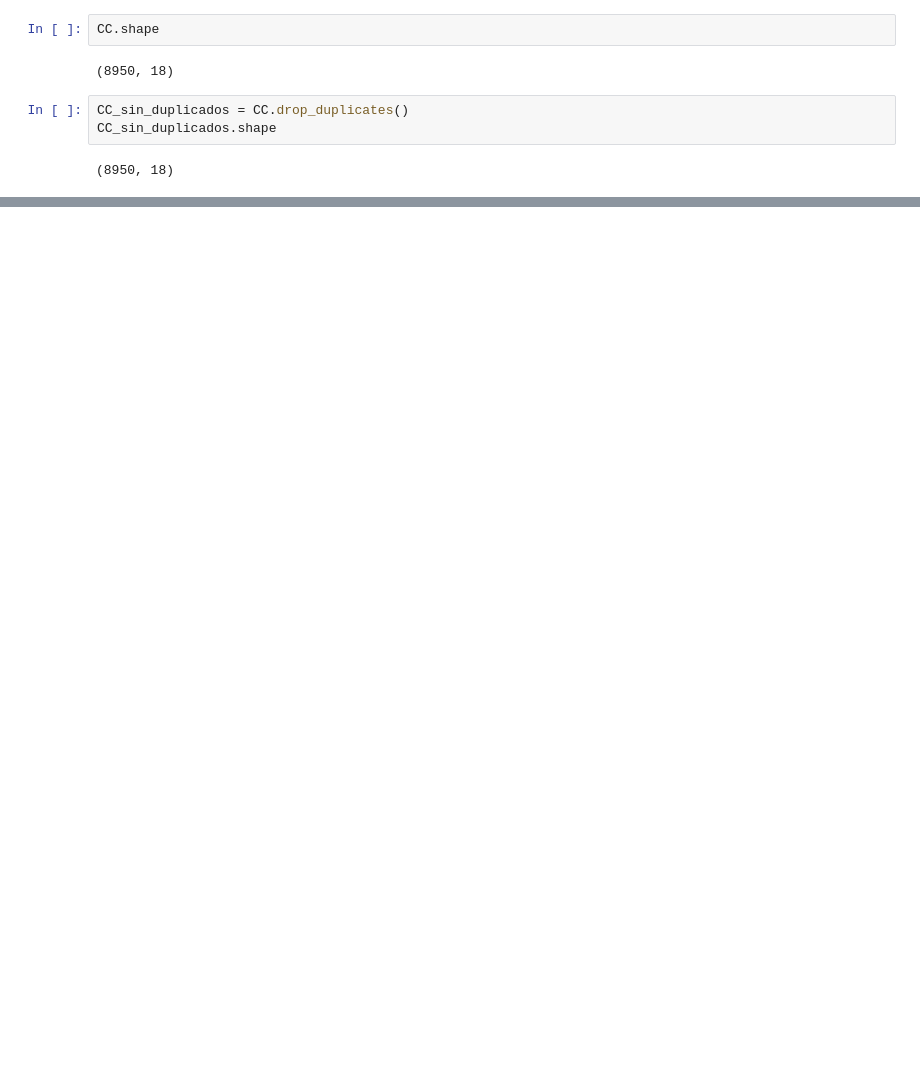
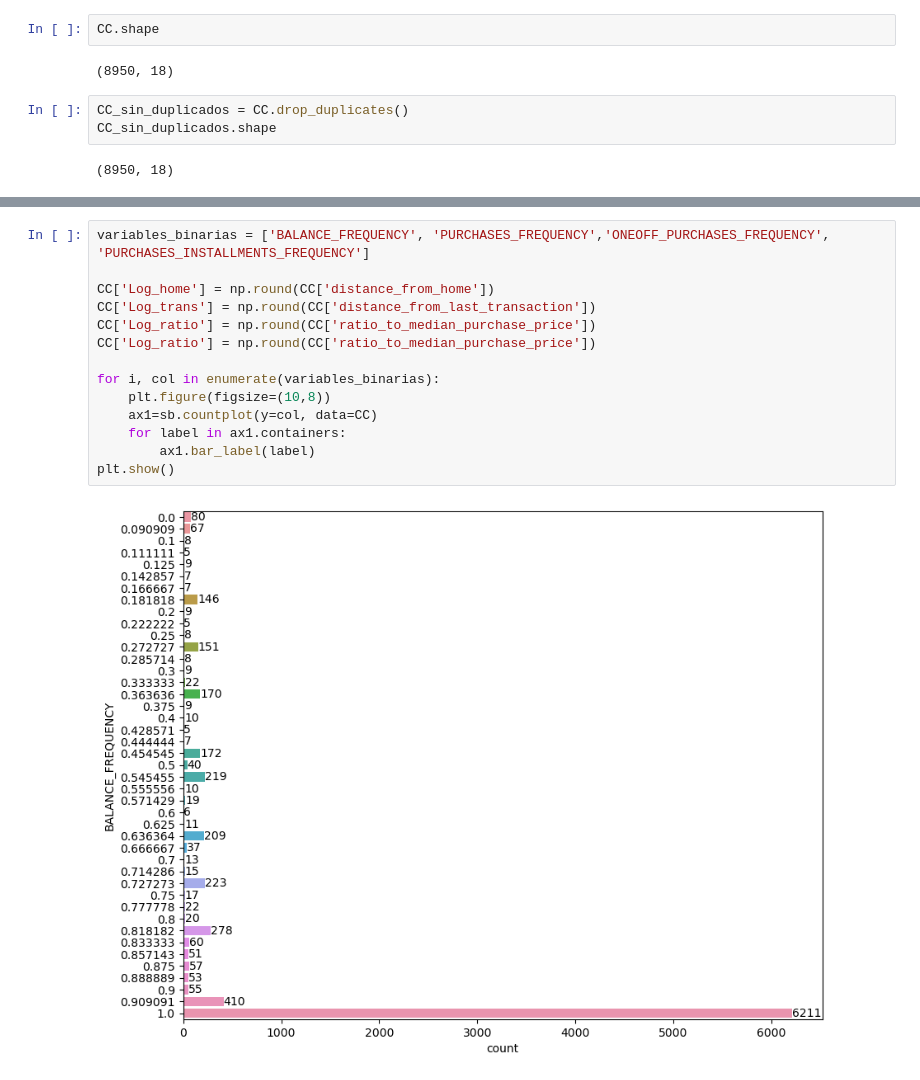
Before and after one commit to Hector-Daniel/Credit-Card---Fraud-Detection, a Jupyter notebook: Notebooks/Clustering.ipynb, the cells around one changed output, grey strips where cells are left out. Cells and saved outputs as stored; diff of their text form; blank space fills up the shorter version.

```diff
--- a/Notebooks/Clustering.ipynb
+++ b/Notebooks/Clustering.ipynb
@@ -45,3 +45,19 @@ CC.describe()
 | 50% | 873.385231 | 1.000000 | 361.280000 | 38.000000 | 89.000000 | 0.000000 | ... |
 | 75% | 2054.140036 | 1.000000 | 1110.130000 | 577.405000 | 468.637500 | 1113.821139 | ... |
 | max | 19043.138560 | 1.000000 | 49039.570000 | 40761.250000 | 22500.000000 | 47137.211760 | ... |
+# %%
+variables_binarias = ['BALANCE_FREQUENCY', 'PURCHASES_FREQUENCY','ONEOFF_PURCHASES_FREQUENCY', 'PURCHASES_INSTALLMENTS_FREQUENCY']
+
+CC['Log_home'] = np.round(CC['distance_from_home'])
+CC['Log_trans'] = np.round(CC['distance_from_last_transaction'])
+CC['Log_ratio'] = np.round(CC['ratio_to_median_purchase_price'])
+CC['Log_ratio'] = np.round(CC['ratio_to_median_purchase_price'])
+
+for i, col in enumerate(variables_binarias):
+    plt.figure(figsize=(10,8))
+    ax1=sb.countplot(y=col, data=CC)
+    for label in ax1.containers:
+        ax1.bar_label(label)
+plt.show()
+# %% [output]
+[figure, added]
```
Also changed, not shown: parts of 1 cell of this notebook.
